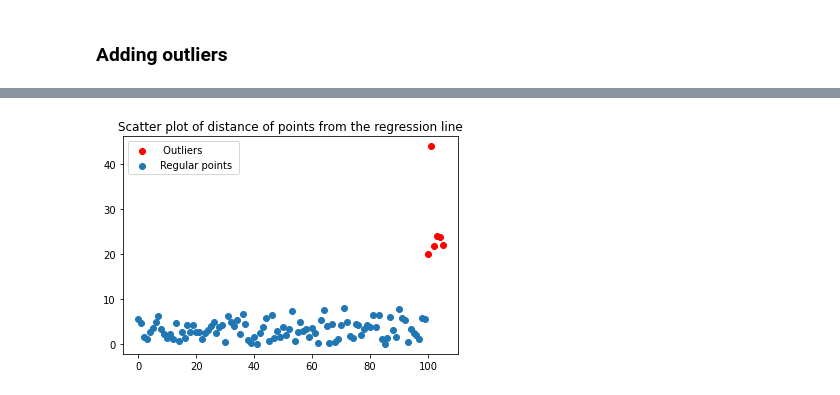
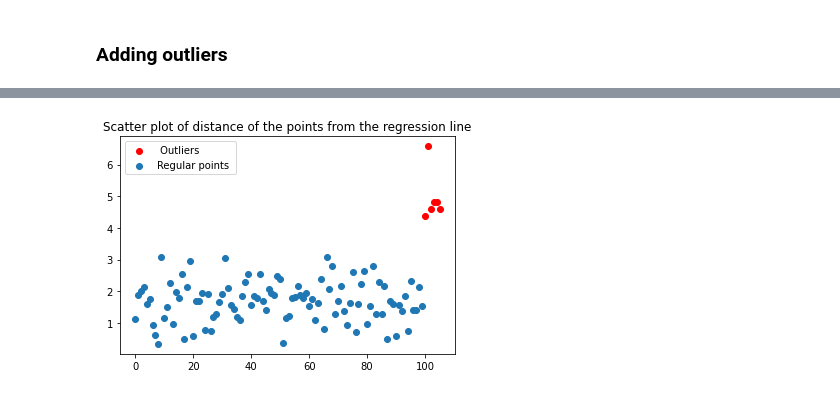
Before and after one commit to Baraa42/Elalami-Skakova-INM702-Coursework, a Jupyter notebook: Task2/task2_baraa_notebook.ipynb, the cells around one changed output, grey strips where cells are left out. Drawn from its saved outputs; the diff is of its cells as text; code cells hidden in the pictures.

Commit message:
Outlier Analysis 80% done

```diff
--- a/Task2/task2_baraa_notebook.ipynb
+++ b/Task2/task2_baraa_notebook.ipynb
@@ -229,19 +229,18 @@ Outliers Regression slope : 1.341 Outliers Regression intercept : -3.389 Outlier
 # %%
 ## Checking distance of the points from the fitted line
 ### We use the line fitted with outliers supposing that we havent removed them yet
 
 distances = []
 for i in range(len(yo)):
     distance = np.absolute((a*Xo[i]+b-yo[i])/(np.sqrt(a**2+1)))
     distances.append(distance)
 
+norms = [np.sqrt(x) for x in distances]
 points = np.arange(len(yo))
-cm = np.ones(len(yo))
-cm[:-6] = 0
-plt.scatter(points[-6:], distances[-6:], c='red', label=' Outliers ')
-plt.scatter(points[:-6], distances[:-6], label = 'Regular points ')
+plt.scatter(points[-6:], norms[-6:], c='red', label=' Outliers ')
+plt.scatter(points[:-6], norms[:-6], label = 'Regular points ')
 plt.legend()
 plt.title('Scatter plot of distance of the points from the regression line')
 plt.show();
 # %% [output]
-[figure, old version]
+[figure, new version]
```
Also changed, not shown: parts of 15 cells of this notebook, 1 other file.
